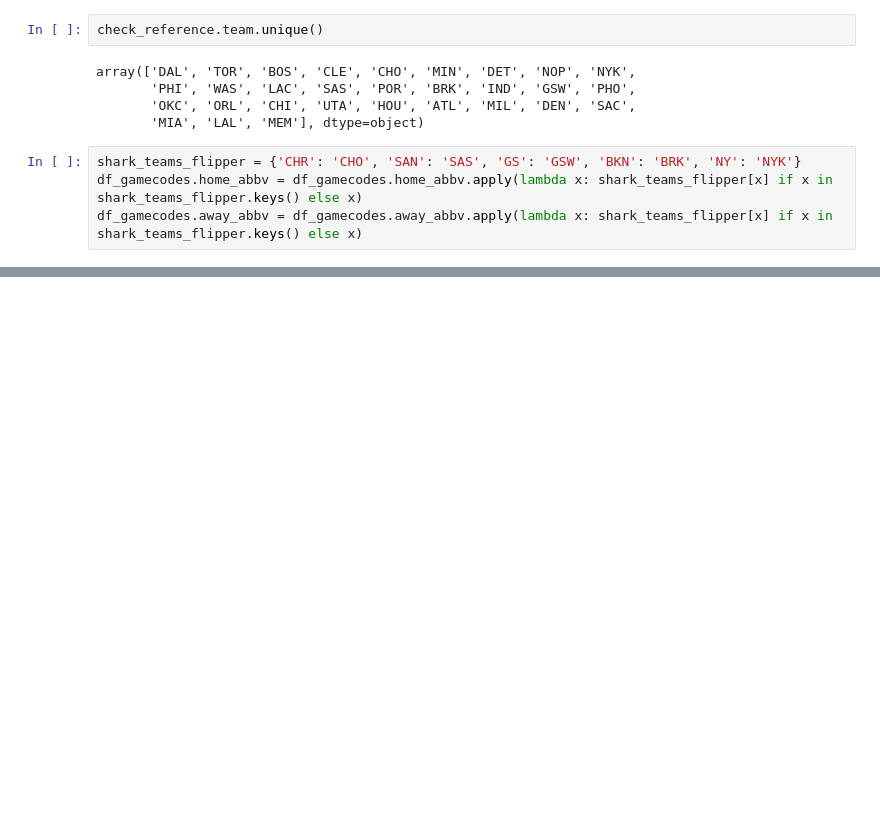
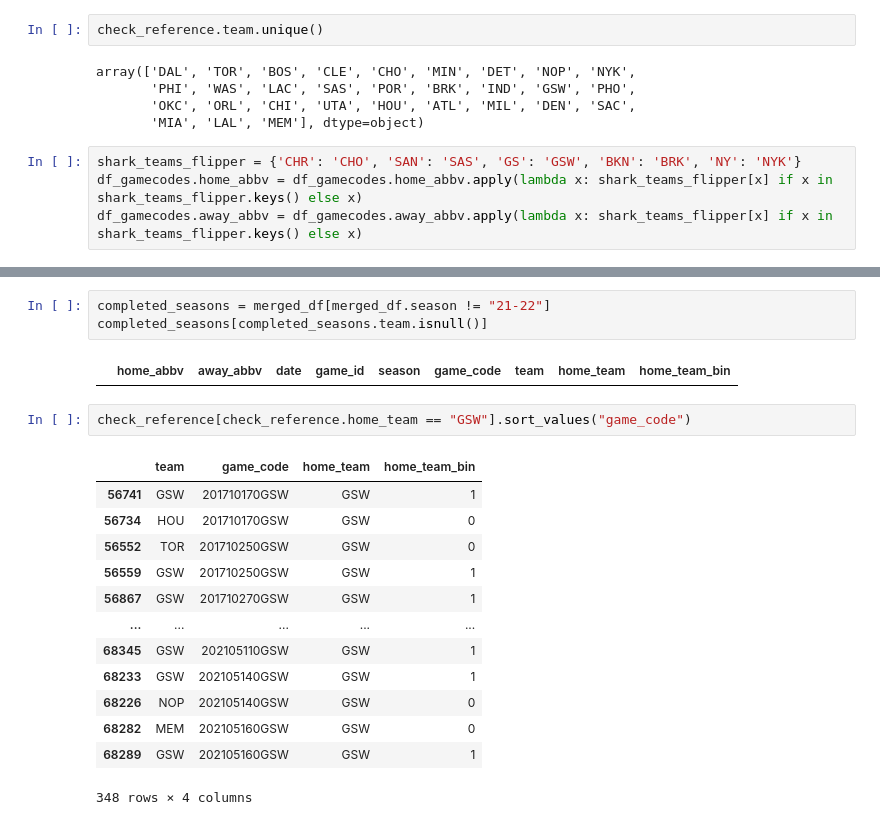
Before and after one commit to kyle-rgb/NBA_Sportsbook_Project, a Jupyter notebook: notebooks/Data Cleaning.ipynb, the cells around one changed output, grey strips where cells are left out. Cells and saved outputs as stored; diff of their text form; blank space fills up the shorter version.

```diff
--- a/notebooks/Data Cleaning.ipynb
+++ b/notebooks/Data Cleaning.ipynb
@@ -268,0 +225,21 @@ conn.close()
+# %%
+completed_seasons = merged_df[merged_df.season != "21-22"]
+completed_seasons[completed_seasons.team.isnull()]
+# %% [output]
+|  | home_abbv | away_abbv | date | game_id | season | game_code | team | home_team | home_team_bin |
+# %%
+check_reference[check_reference.home_team == "GSW"].sort_values("game_code")
+# %% [output]
+|  | team | game_code | home_team | home_team_bin |
+| 56741 | GSW | 201710170GSW | GSW | 1 |
+| 56734 | HOU | 201710170GSW | GSW | 0 |
+| 56552 | TOR | 201710250GSW | GSW | 0 |
+| 56559 | GSW | 201710250GSW | GSW | 1 |
+| 56867 | GSW | 201710270GSW | GSW | 1 |
+| ... | ... | ... | ... | ... |
+| 68345 | GSW | 202105110GSW | GSW | 1 |
+| 68233 | GSW | 202105140GSW | GSW | 1 |
+| 68226 | NOP | 202105140GSW | GSW | 0 |
+| 68282 | MEM | 202105160GSW | GSW | 0 |
+| 68289 | GSW | 202105160GSW | GSW | 1 |
+348 rows × 4 columns
```
Also changed, not shown: parts of 33 cells of this notebook, 3 other files.
